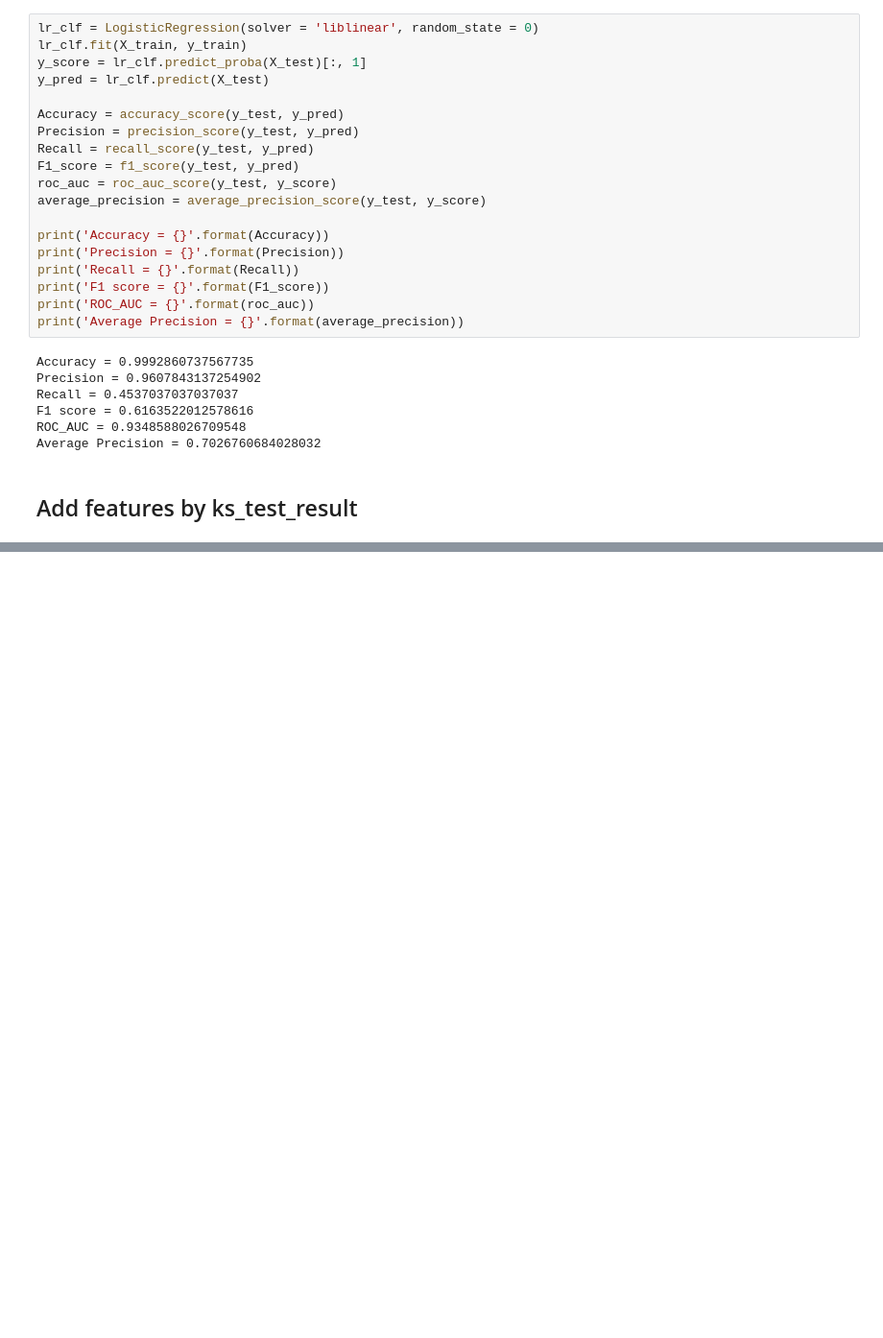
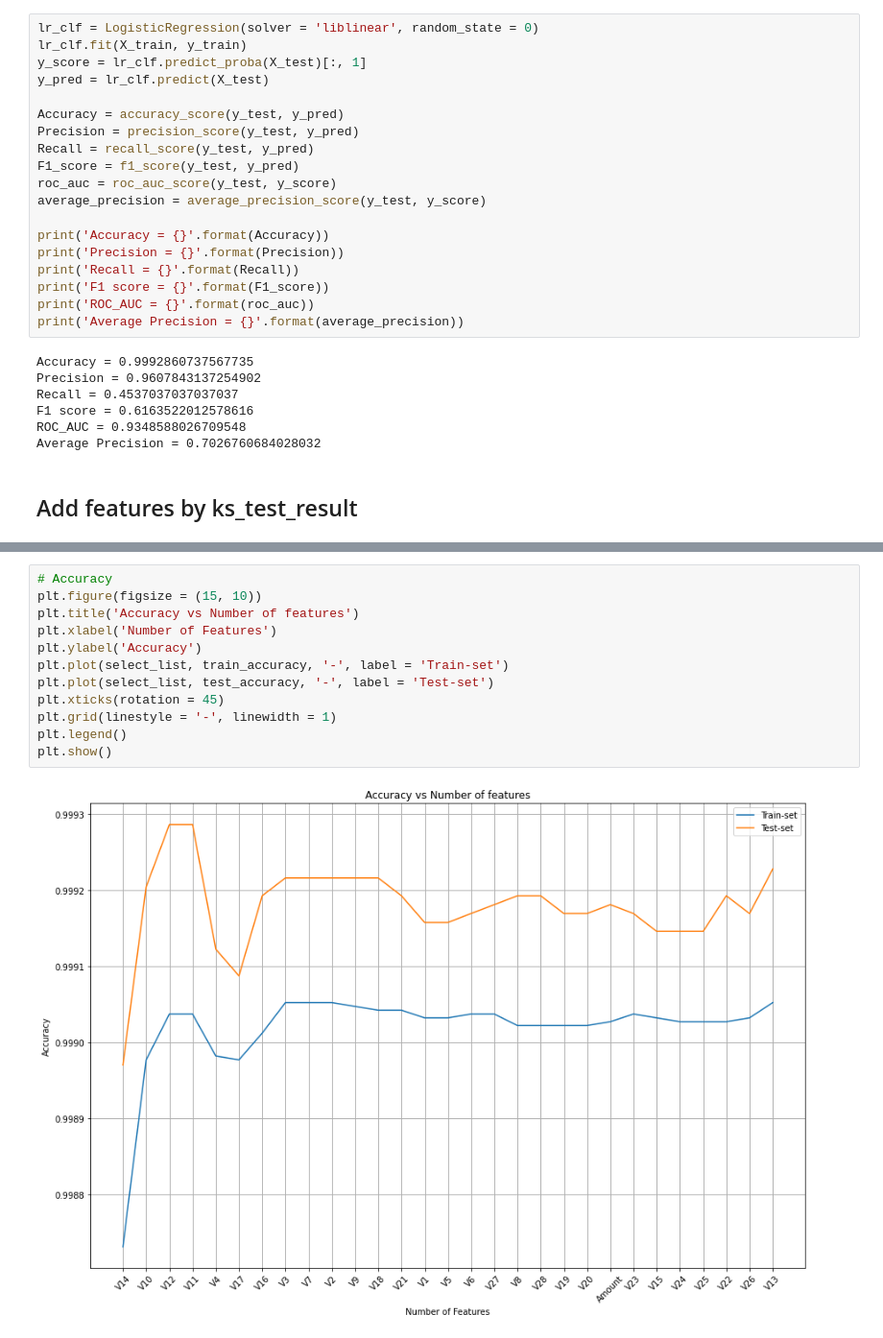
Before and after one commit to wuhong60909/Data-Analysis-Projects, a Jupyter notebook: Credit_Card_Fraud_Detection/FeatureSelection.ipynb, the cells around one changed output, grey strips where cells are left out. Shown at 96% size. Saved outputs shown, nothing was run; the diff lists cells and outputs as text; blank space fills up the shorter version.

```diff
--- a/Credit_Card_Fraud_Detection/FeatureSelection.ipynb
+++ b/Credit_Card_Fraud_Detection/FeatureSelection.ipynb
@@ -364,0 +385,14 @@ plt.show()
+# %%
+# Accuracy
+plt.figure(figsize = (15, 10))
+plt.title('Accuracy vs Number of features')
+plt.xlabel('Number of Features')
+plt.ylabel('Accuracy')
+plt.plot(select_list, train_accuracy, '-', label = 'Train-set')
+plt.plot(select_list, test_accuracy, '-', label = 'Test-set')
+plt.xticks(rotation = 45)
+plt.grid(linestyle = '-', linewidth = 1)
+plt.legend()
+plt.show()
+# %% [output]
+[figure, added]
```
Also changed, not shown: parts of 11 cells of this notebook.
